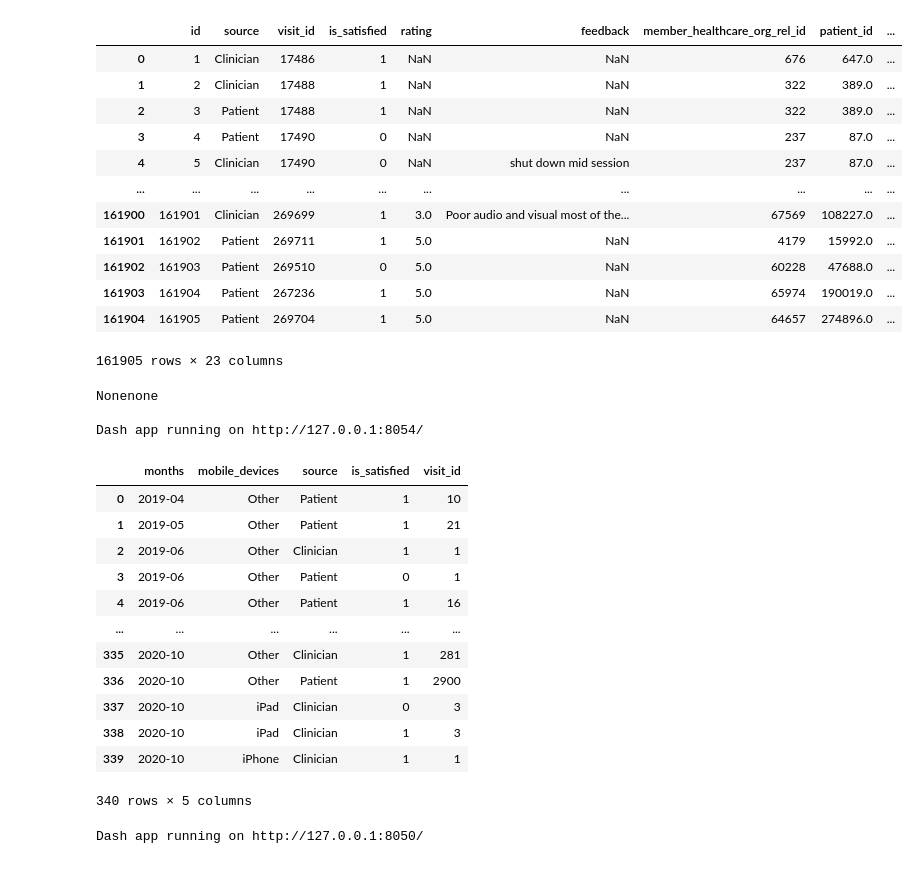
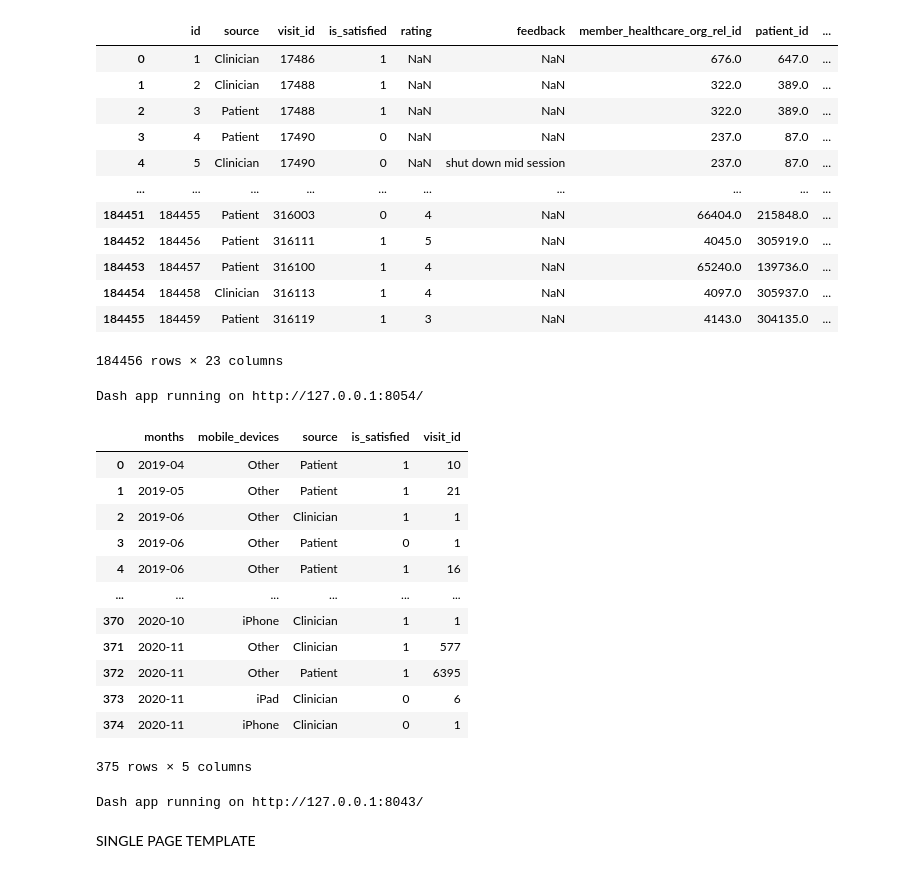
Before and after one commit to vbhardwaj74/analysis_projects, a Jupyter notebook: single-page-app.ipynb, the cells around one changed output. Saved outputs shown, nothing was run; the diff lists cells and outputs as text; code cells hidden in the pictures.

```diff
--- a/single-page-app.ipynb
+++ b/single-page-app.ipynb
@@ -19,5 +24,5 @@ import dash_bootstrap_components as dbc
 # %%
-survey_data = pd.read_csv(r'https://raw.githubusercontent.com/john-min/minsanity-medisprout/main/survey_data.csv?token=ADNMWRH56TOLZHCRA22YIDK72K3OI')
+survey_data = pd.read_csv(r'G:\Shared drives\MediSprout\data\survey_data_nov2020')
 
 def parent_desktop(row):
     platform = row['platform']
@@ -117,45 +122,45 @@ def parent_desktop(row):
         if bool(re.search('Mac', str(platform))) == True:
             return 'Mac OS'
         elif bool(re.search('Linux', str(platform))) == True:
             return 'Linux'
         elif bool(re.search('Windows', str(platform))) == True:
             return 'Windows'
         else:
             return 'NaN'
 
 
 survey_data['mobile_type'] = survey_data.apply(lambda row: classify_mobile_type(row), axis=1)
 survey_data['mobile_devices'] = survey_data.apply(lambda row: mobile_devices(row), axis=1)
 survey_data['parent_desktop'] = survey_data.apply(lambda row: parent_desktop(row), axis=1)
 survey_data['created_on'] = pd.to_datetime(survey_data['created_on'], format='%Y-%m-%d %H:%M:%S.%f')
 survey_data['created_on_date'] = survey_data['created_on'].dt.date
 survey_data['months'] = pd.to_datetime(survey_data['created_on'], format='%Y-%m-%d %H:%M:%S.%f').dt.strftime('%Y-%m')
 
 
 desktop_df = survey_data.groupby(['months', 'parent_desktop', 'source', 'is_satisfied'])['visit_id'].count().to_frame().reset_index()
 mobile_df = survey_data.groupby(['months', 'mobile_devices', 'source', 'is_satisfied'])['visit_id'].count().to_frame().reset_index()
 mom_df = survey_data.groupby(['months', 'is_satisfied', 'source', 'rating'])['visit_id'].count().to_frame().reset_index()
 
 app = JupyterDash(__name__)
 df1 = mom_df
 df1['rating'] = df1['rating'].astype(int)
 df2 = mobile_df
 df3 = desktop_df
 survey_data
 # %% [output]
 |  | id | source | visit_id | is_satisfied | rating | feedback | member_healthcare_org_rel_id | patient_id | ... |
-| 0 | 1 | Clinician | 17486 | 1 | NaN | NaN | 676 | 647.0 | ... |
-| 1 | 2 | Clinician | 17488 | 1 | NaN | NaN | 322 | 389.0 | ... |
-| 2 | 3 | Patient | 17488 | 1 | NaN | NaN | 322 | 389.0 | ... |
-| 3 | 4 | Patient | 17490 | 0 | NaN | NaN | 237 | 87.0 | ... |
-| 4 | 5 | Clinician | 17490 | 0 | NaN | shut down mid session | 237 | 87.0 | ... |
+| 0 | 1 | Clinician | 17486 | 1 | NaN | NaN | 676.0 | 647.0 | ... |
+| 1 | 2 | Clinician | 17488 | 1 | NaN | NaN | 322.0 | 389.0 | ... |
+| 2 | 3 | Patient | 17488 | 1 | NaN | NaN | 322.0 | 389.0 | ... |
+| 3 | 4 | Patient | 17490 | 0 | NaN | NaN | 237.0 | 87.0 | ... |
+| 4 | 5 | Clinician | 17490 | 0 | NaN | shut down mid session | 237.0 | 87.0 | ... |
 | ... | ... | ... | ... | ... | ... | ... | ... | ... | ... |
-| 161900 | 161901 | Clinician | 269699 | 1 | 3.0 | Poor audio and visual most of the... | 67569 | 108227.0 | ... |
-| 161901 | 161902 | Patient | 269711 | 1 | 5.0 | NaN | 4179 | 15992.0 | ... |
-| 161902 | 161903 | Patient | 269510 | 0 | 5.0 | NaN | 60228 | 47688.0 | ... |
-| 161903 | 161904 | Patient | 267236 | 1 | 5.0 | NaN | 65974 | 190019.0 | ... |
-| 161904 | 161905 | Patient | 269704 | 1 | 5.0 | NaN | 64657 | 274896.0 | ... |
+| 184451 | 184455 | Patient | 316003 | 0 | 4 | NaN | 66404.0 | 215848.0 | ... |
+| 184452 | 184456 | Patient | 316111 | 1 | 5 | NaN | 4045.0 | 305919.0 | ... |
+| 184453 | 184457 | Patient | 316100 | 1 | 4 | NaN | 65240.0 | 139736.0 | ... |
+| 184454 | 184458 | Clinician | 316113 | 1 | 4 | NaN | 4097.0 | 305937.0 | ... |
+| 184455 | 184459 | Patient | 316119 | 1 | 3 | NaN | 4143.0 | 304135.0 | ... |
-161905 rows × 23 columns
+184456 rows × 23 columns
 # %%
 #just data table
 app = JupyterDash(__name__,
@@ -168,7 +173,8 @@ app.layout = html.Div(
 
 dropdown = html.Div([
     html.Label('mobile devices'),
-    dcc.Dropdown(id='dropdown_d1', options=[{'label':x, 'value':x} for x in df2.sort_values('mobile_devices')['mobile_devices'].unique()], value=None),
+    dcc.Dropdown(id='dropdown_d1', options=[{'label':x, 'value':x} for x in df2.sort_values('mobile_devices')['mobile_devices'].unique()],
+                 value=None, multi=False),
     html.Label('source'),
     dcc.Dropdown(id='dropdown_d2', options=[], value=None)
 ])
@@ -213,8 +219,6 @@ def update_table(d1, d2):
 if __name__ == "__main__":
     app.run_server(debug=True, port=8054)
 # %% [output]
-Nonenone
-
 Dash app running on http://127.0.0.1:8054/
 # %%
 df2
@@ -226,12 +230,12 @@ df2
 | 3 | 2019-06 | Other | Patient | 0 | 1 |
 | 4 | 2019-06 | Other | Patient | 1 | 16 |
 | ... | ... | ... | ... | ... | ... |
-| 335 | 2020-10 | Other | Clinician | 1 | 281 |
-| 336 | 2020-10 | Other | Patient | 1 | 2900 |
-| 337 | 2020-10 | iPad | Clinician | 0 | 3 |
-| 338 | 2020-10 | iPad | Clinician | 1 | 3 |
-| 339 | 2020-10 | iPhone | Clinician | 1 | 1 |
+| 370 | 2020-10 | iPhone | Clinician | 1 | 1 |
+| 371 | 2020-11 | Other | Clinician | 1 | 577 |
+| 372 | 2020-11 | Other | Patient | 1 | 6395 |
+| 373 | 2020-11 | iPad | Clinician | 0 | 6 |
+| 374 | 2020-11 | iPhone | Clinician | 0 | 1 |
-340 rows × 5 columns
+375 rows × 5 columns
 # %%
 #data table with bar and pie chart
 app = JupyterDash(__name__)
@@ -363,6 +367,8 @@ def update_data(chosen_rows,piedropval,linedropval):
 #------------------------------------------------------------------
 
 if __name__ == '__main__':
-    app.run_server(debug=True)
+    app.run_server(debug=True, port=8043)
 # %% [output]
-Dash app running on http://127.0.0.1:8050/
+Dash app running on http://127.0.0.1:8043/
+# %% [markdown]
+SINGLE PAGE TEMPLATE
```
Also changed, not shown: parts of 19 cells of this notebook.
